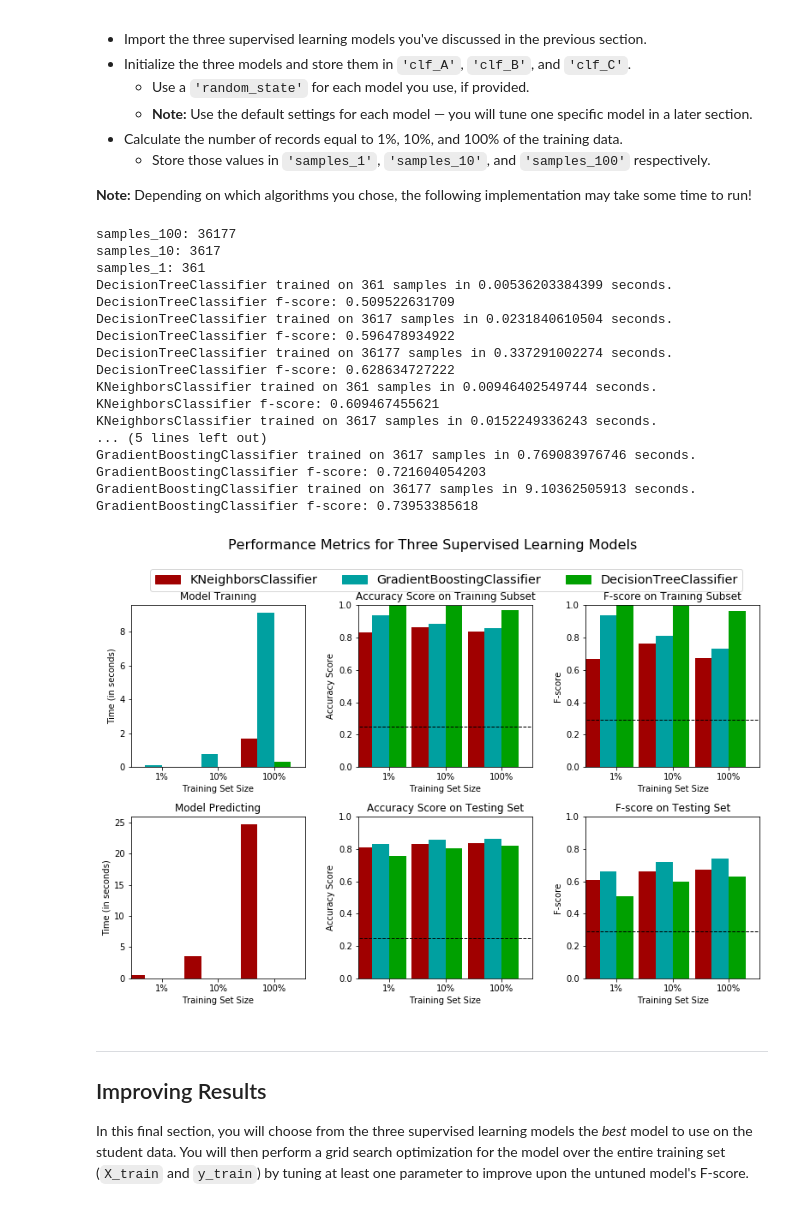
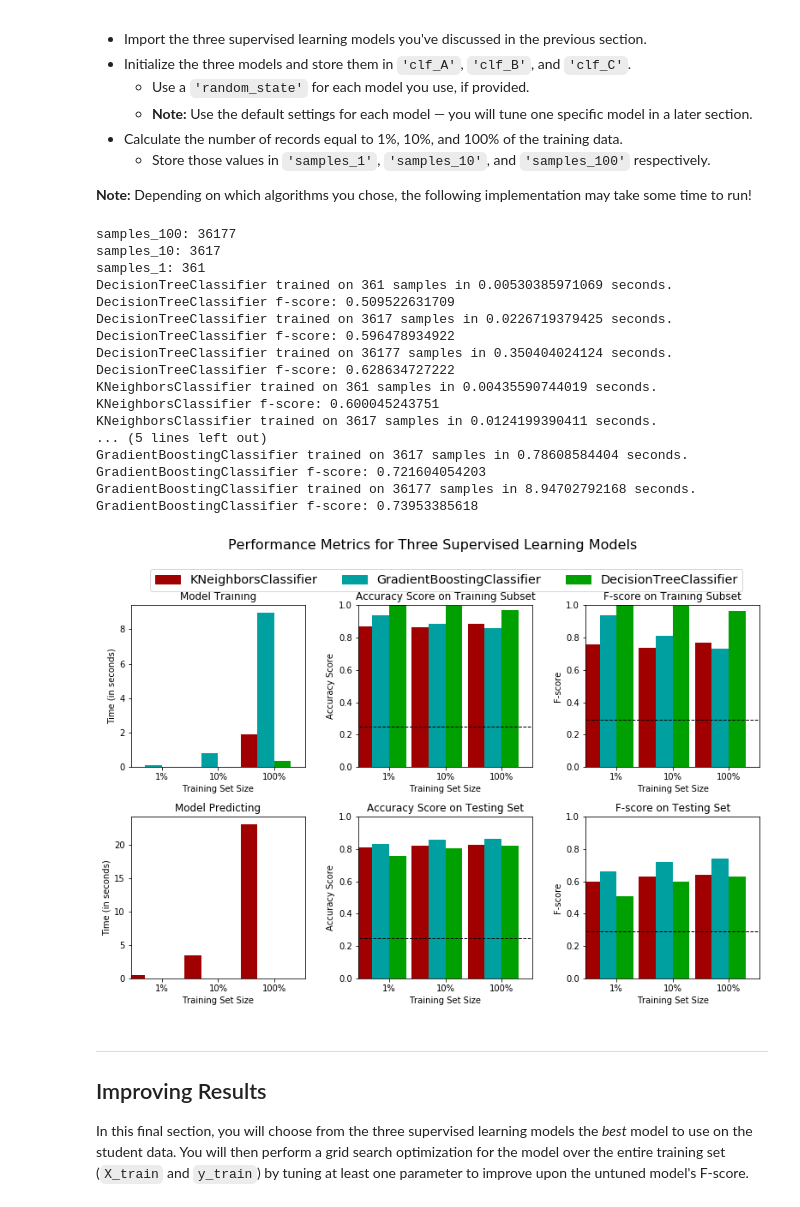
Before and after one commit to dbilenkin/machine-learning, a Jupyter notebook: projects/finding_donors/finding_donors.ipynb, the cells around one changed output. Cells and saved outputs as stored; diff of their text form; code cells hidden in the pictures.

```diff
--- a/projects/finding_donors/finding_donors.ipynb
+++ b/projects/finding_donors/finding_donors.ipynb
@@ -418,7 +418,7 @@ from sklearn.ensemble import AdaBoostClassifier
 # TODO: Initialize the three models
 clfs = []
 clfs.append(DecisionTreeClassifier(random_state=42))
-clfs.append(KNeighborsClassifier(n_neighbors=10))
+clfs.append(KNeighborsClassifier())
 clfs.append(GradientBoostingClassifier(random_state=42))
 
 # TODO: Calculate the number of samples for 1%, 10%, and 100% of the training data
@@ -428,42 +428,42 @@ clfs.append(GradientBoostingClassifier(random_state=42))
 samples_100 = len(y_train)
 samples_10 = int(samples_100/10)
 samples_1 = int(samples_100/100)
 
 print "samples_100: {}".format(samples_100)
 print "samples_10: {}".format(samples_10)
 print "samples_1: {}".format(samples_1)
 
 # Collect results on the learners
 results = {}
 for clf in clfs:
     clf_name = clf.__class__.__name__
     results[clf_name] = {}
     for i, samples in enumerate([samples_1, samples_10, samples_100]):
         results[clf_name][i] = train_predict(clf, samples, X_train, y_train, X_test, y_test)
         print "{} f-score: {}".format(clf_name, results[clf_name][i]['f_test'])
 
 
 # Run metrics visualization for the three supervised learning models chosen
 vs.evaluate(results, accuracy, fscore)
 # %% [output]
 samples_100: 36177
 samples_10: 3617
 samples_1: 361
-DecisionTreeClassifier trained on 361 samples in 0.00536203384399 seconds.
+DecisionTreeClassifier trained on 361 samples in 0.00530385971069 seconds.
 DecisionTreeClassifier f-score: 0.509522631709
-DecisionTreeClassifier trained on 3617 samples in 0.0231840610504 seconds.
+DecisionTreeClassifier trained on 3617 samples in 0.0226719379425 seconds.
 DecisionTreeClassifier f-score: 0.596478934922
-DecisionTreeClassifier trained on 36177 samples in 0.337291002274 seconds.
+DecisionTreeClassifier trained on 36177 samples in 0.350404024124 seconds.
 DecisionTreeClassifier f-score: 0.628634727222
-KNeighborsClassifier trained on 361 samples in 0.00946402549744 seconds.
-KNeighborsClassifier f-score: 0.609467455621
-KNeighborsClassifier trained on 3617 samples in 0.0152249336243 seconds.
+KNeighborsClassifier trained on 361 samples in 0.00435590744019 seconds.
+KNeighborsClassifier f-score: 0.600045243751
+KNeighborsClassifier trained on 3617 samples in 0.0124199390411 seconds.
 ... (5 lines left out)
-GradientBoostingClassifier trained on 3617 samples in 0.769083976746 seconds.
+GradientBoostingClassifier trained on 3617 samples in 0.78608584404 seconds.
 GradientBoostingClassifier f-score: 0.721604054203
-GradientBoostingClassifier trained on 36177 samples in 9.10362505913 seconds.
+GradientBoostingClassifier trained on 36177 samples in 8.94702792168 seconds.
 GradientBoostingClassifier f-score: 0.73953385618
-[figure, old version]
+[figure, new version]
 # %% [markdown]
 ----
 ## Improving Results
```
Also changed, not shown: parts of 2 cells of this notebook, 1 other file.
